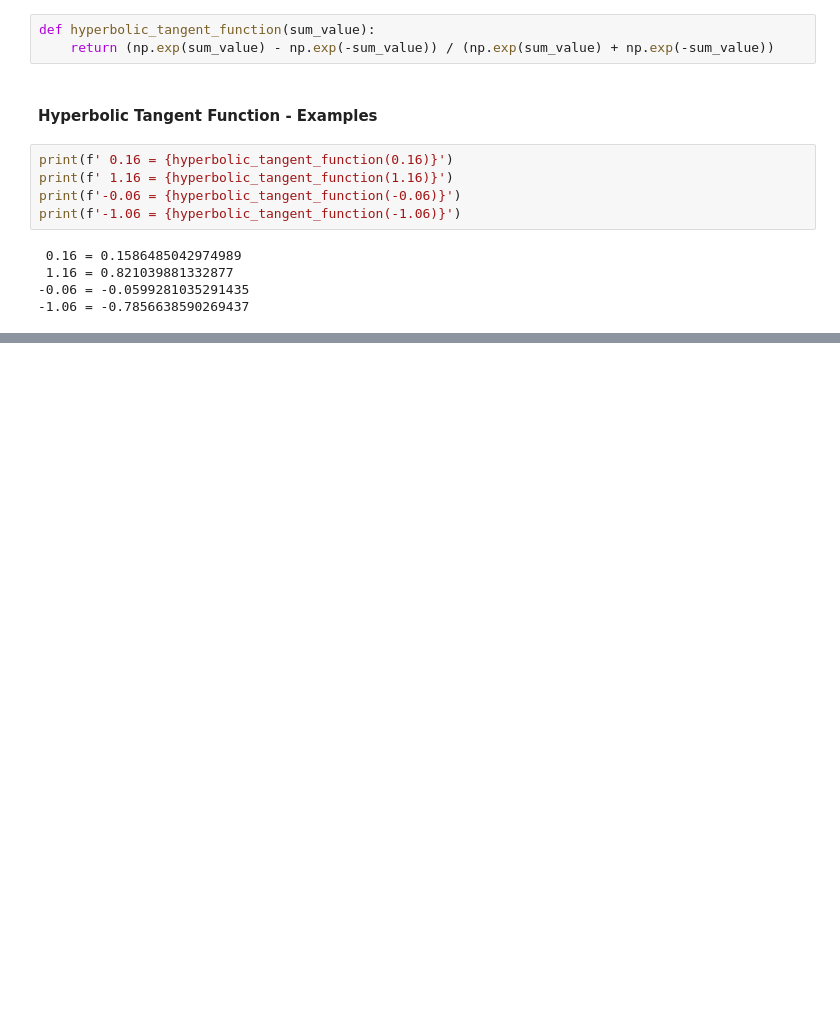
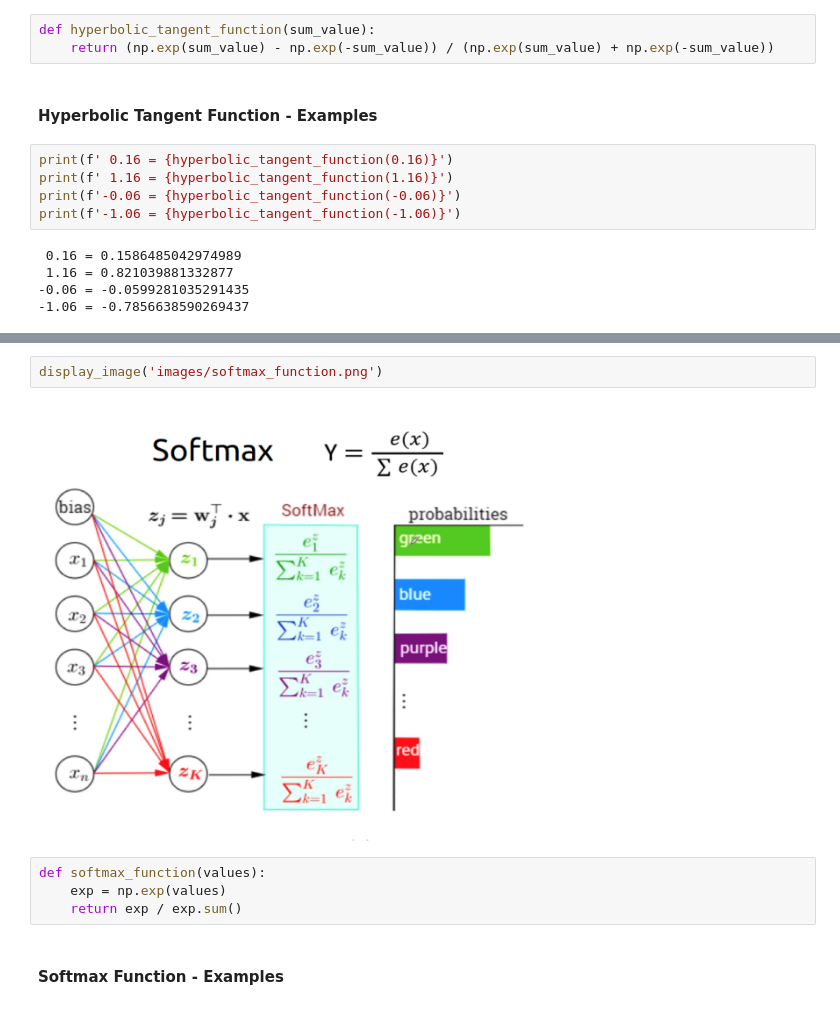
Before and after one commit to edilson-silva/ml-tips, a Jupyter notebook: basic/activation_functions.ipynb, the cells around one changed output, grey strips where cells are left out. Saved outputs shown, nothing was run; the diff lists cells and outputs as text; blank space fills up the shorter version.

Commit message:
basic (activation functions): Added explanations and examples for softmax function

```diff
--- a/basic/activation_functions.ipynb
+++ b/basic/activation_functions.ipynb
@@ -123,0 +129,10 @@ print(f'-1.06 = {linear_function(-1.06)}')
+# %%
+display_image('images/softmax_function.png')
+# %% [output]
+[figure, added]
+# %%
+def softmax_function(values):
+    exp = np.exp(values)
+    return exp / exp.sum()
+# %% [markdown]
+#### Softmax Function - Examples
```
Also changed, not shown: parts of 22 cells of this notebook, 1 other file.
